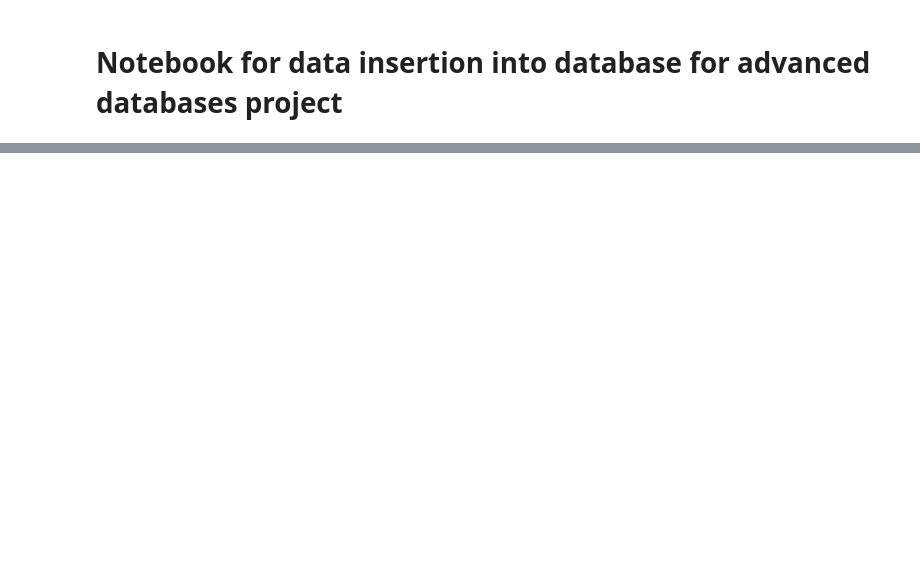
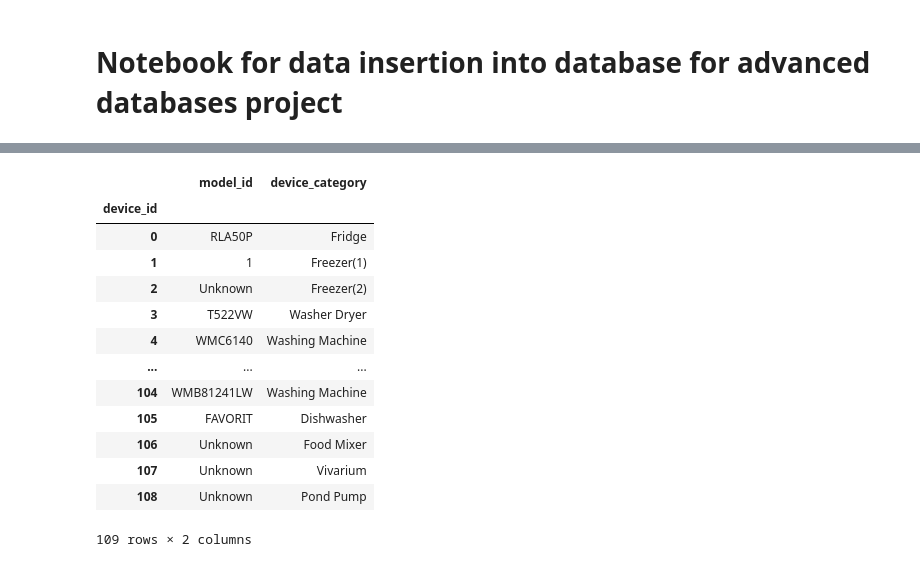
Before and after one commit to wkula/ADB_project, a Jupyter notebook: Data_insert.ipynb, the cells around one changed output, grey strips where cells are left out. Cells and saved outputs as stored; diff of their text form; code cells hidden in the pictures; blank space fills up the shorter version.

```diff
--- a/Data_insert.ipynb
+++ b/Data_insert.ipynb
@@ -253,3 +293,59 @@ MetaData_Tables['House 1']
+# %%
+factory = pd.DataFrame(columns=['Unnamed: 2'])  # Like Beko, Bosch etc.
+model = pd.DataFrame(columns=['factory_id', 'model_name'])  # Like WMC6140, H520s etc.
+device = pd.DataFrame(columns=['Unnamed: 3', 'Aggregate'])  # Like Computer, Dishwasher etc.
+
+for dataset in MetaData_Tables:
+    factory = factory.append(MetaData_Tables[dataset]['Unnamed: 2'])
+    model = model.append(MetaData_Tables[dataset][['Unnamed: 2', 'Unnamed: 3']])
+    device = device.append(MetaData_Tables[dataset][['Unnamed: 3', 'Aggregate']])
+
+factory.rename(columns={'Unnamed: 2' : 'factory_name'}, inplace=True)
+factory.dropna(how='all', inplace=True)
+factory.drop_duplicates(inplace=True)
+factory.reset_index(inplace=True)
+factory.drop(columns=['index'], inplace=True)
+factory.index.name = 'factory_id'
+
+model.rename(columns={'Unnamed: 2' : 'factory_id', 'Unnamed: 3' : 'model_name'}, inplace=True)
+model.dropna(how='all', inplace=True)
+model.drop_duplicates(inplace=True)
+model.reset_index(inplace=True)
+model.drop(columns=['index'], inplace=True)
+model.index.name = 'model_id'
+
+device.rename(columns={'Unnamed: 3' : 'model_id', 'Aggregate' : 'device_category'}, inplace=True)
+device.dropna(how='all', inplace=True)
+device.drop_duplicates(inplace=True)
+device.reset_index(inplace=True)
+device.drop(columns=['index'], inplace=True)
+device.index.name = 'device_id'
+
+# TODO: Zrobić tak aby działało... :/
+
+# for index, row in factory.iterrows():
+#     model['factory_id'].loc[(model['factory_id'] == row['factory_name'])] = index
+#
+# for index, row in model.iterrows():
+#     device['model_id'].loc[(device['model_id'] == row['model_name'])] = index
+
+device['model_id'].loc[1] = 1
+device
+# %% [output]
+|  | model_id | device_category |
+| device_id |  |  |
+| 0 | RLA50P | Fridge |
+| 1 | 1 | Freezer(1) |
+| 2 | Unknown | Freezer(2) |
+| 3 | T522VW | Washer Dryer |
+| 4 | WMC6140 | Washing Machine |
+| ... | ... | ... |
+| 104 | WMB81241LW | Washing Machine |
+| 105 | FAVORIT | Dishwasher |
+| 106 | Unknown | Food Mixer |
+| 107 | Unknown | Vivarium |
+| 108 | Unknown | Pond Pump |
+109 rows × 2 columns
 # %%
 # for data in pd.read_csv(DIRECTORY + dirs[0], sep=',', engine='c', nrows=100000, chunksize=10000):
 #     data.to_sql('House1', engine, if_exists='append', method='multi')
```
Also changed, not shown: parts of 4 cells of this notebook.
